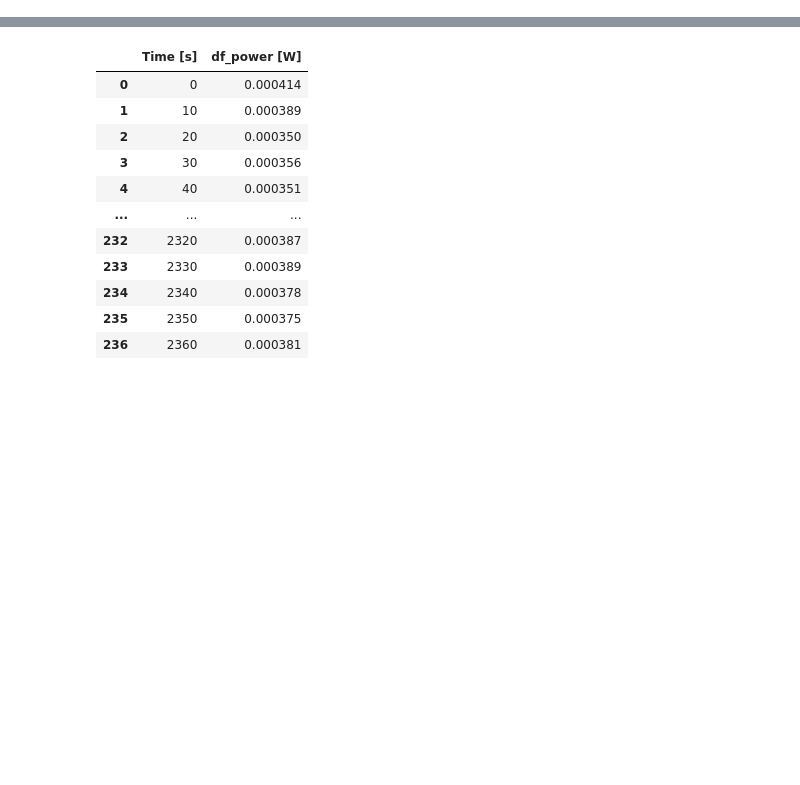
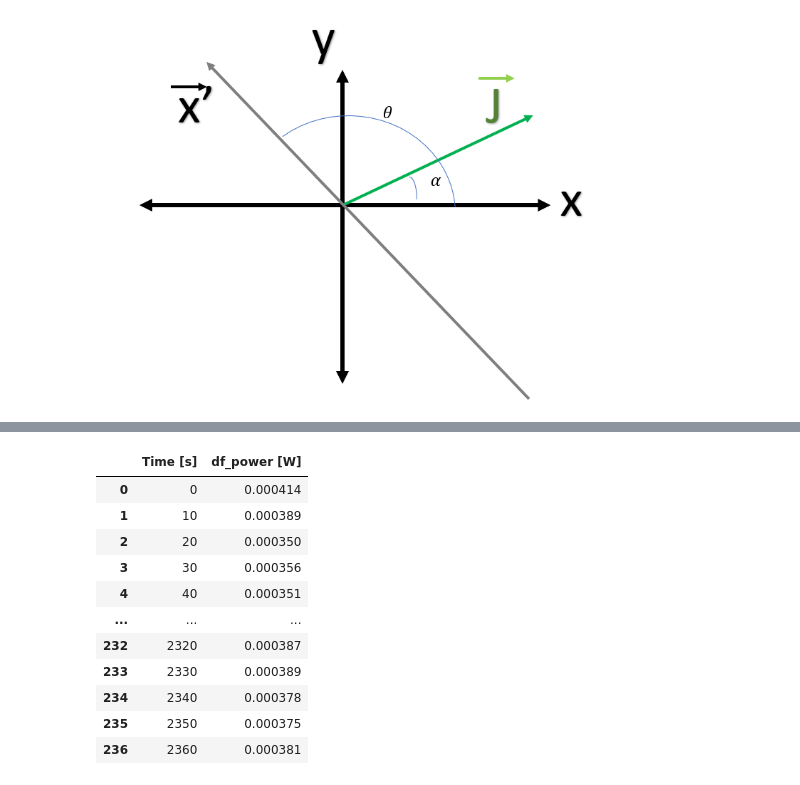
Before and after one commit to opticslabjkmspk/Optics-Lab, a Jupyter notebook: Lab 2 Report.ipynb, the cells around one changed output, grey strips where cells are left out. Cells and saved outputs as stored; diff of their text form; code cells hidden in the pictures; blank space fills up the shorter version.

```diff
--- a/Lab 2 Report.ipynb
+++ b/Lab 2 Report.ipynb
@@ -56,0 +57,4 @@ ___
+# %%
+Image(filename='diagram.png',width=500,height=500)
+# %% [output]
+[figure, added]
```
Also changed, not shown: parts of 19 cells of this notebook.
